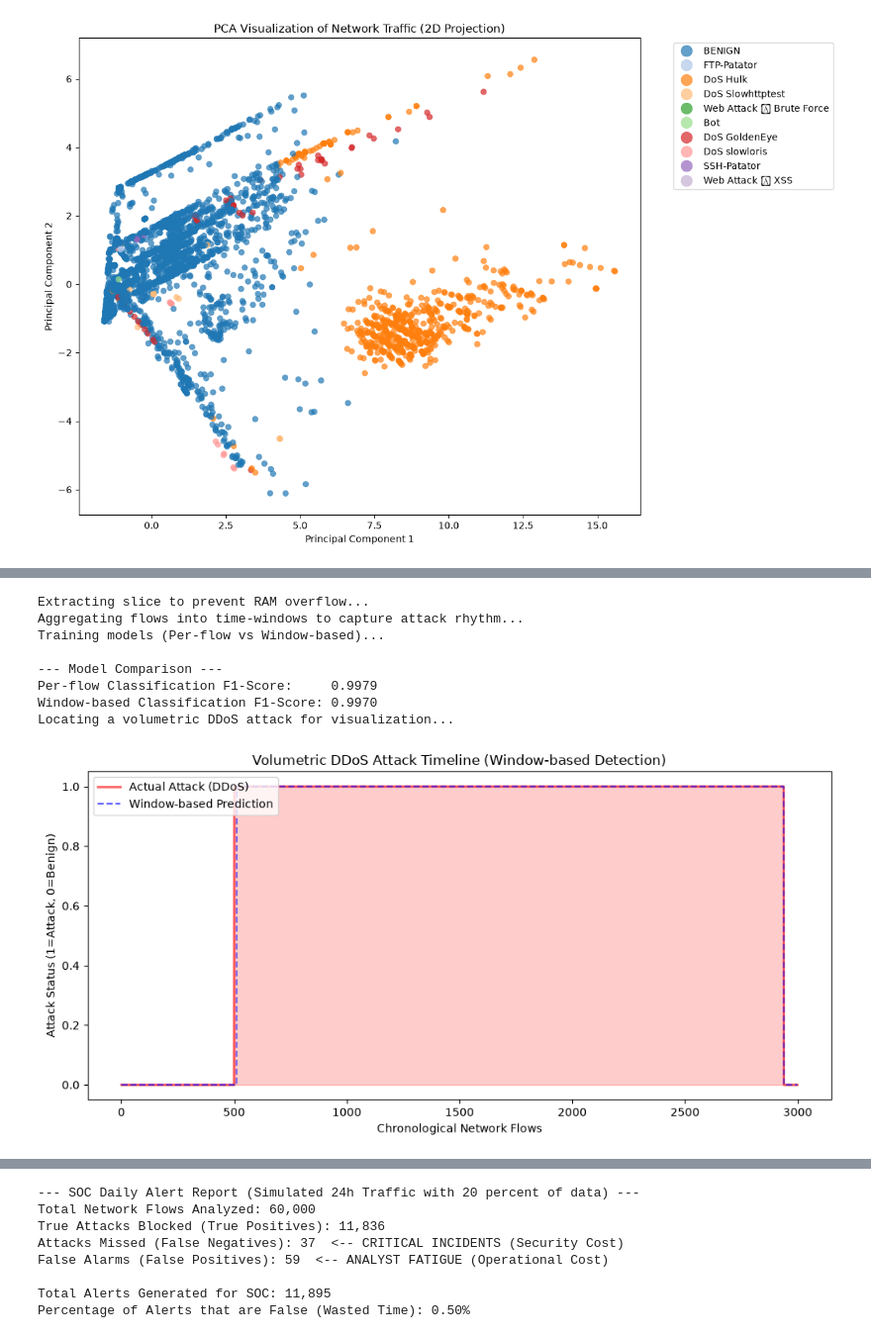
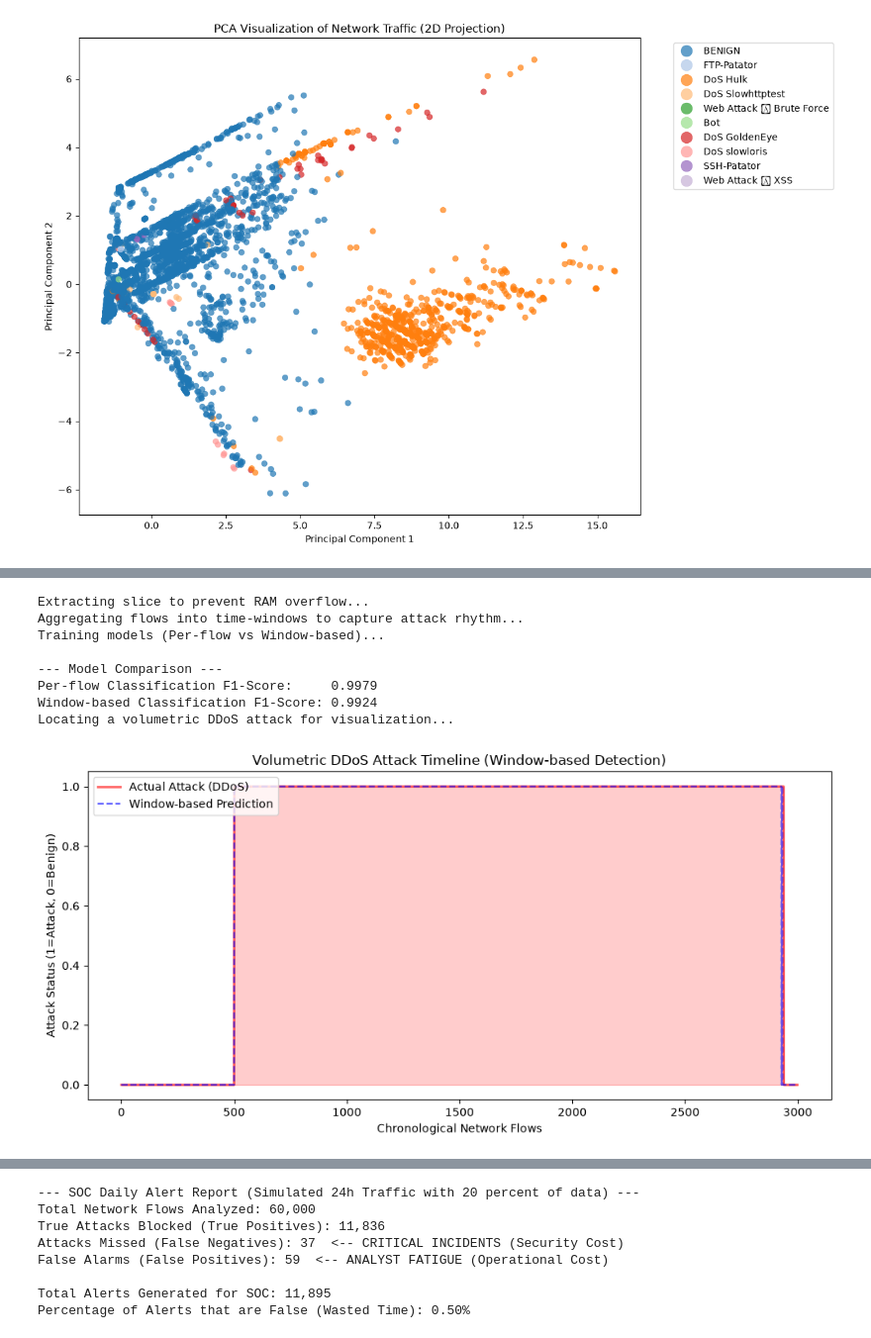
Before and after one commit to Sifous123/Machine-Learning-for-Network-Traffic-Analysis-in-Cybersecurity, a Jupyter notebook: mlMain.ipynb, the cells around one changed output, grey strips where cells are left out. Shown at 99% size. Cells and saved outputs as stored; diff of their text form; code cells hidden in the pictures.

```diff
--- a/mlMain.ipynb
+++ b/mlMain.ipynb
@@ -589,9 +589,9 @@ y_focus = y_encoded[mask].iloc[-400000:].copy()
 # Convert to binary classification in 8-bit int (0: BENIGN, 1: Attack)
 y_binary = (y_focus != label_mapping['BENIGN']).astype(np.int8)
 
-# Create time-window aggregation (rolling mean over 50 consecutive flows)
+# Create time-window aggregation (rolling mean over 3000 consecutive flows)
 print("Aggregating flows into time-windows to capture attack rhythm...")
-window_size = 50
+window_size = 3000
 X_windowed = X_focus.rolling(window=window_size, min_periods=1).mean().astype('float32')
 
 print("Training models (Per-flow vs Window-based)...")
@@ -627,35 +627,35 @@ ddos_transitions = np.where((y_focus_vals[:-1] == label_mapping['BENIGN']) &
                             (y_focus_vals[1:] == label_mapping['DDoS']))[0]
 
 # First big DDoS transition in our slice
 attack_start_idx = ddos_transitions[0]
 
 vis_start = max(0, attack_start_idx - 500)
 vis_end = min(len(y_binary), vis_start + 3000)
 
 timeline_y = y_binary.iloc[vis_start:vis_end].values
 timeline_X_win = X_windowed.iloc[vis_start:vis_end]
 timeline_preds = clf_win.predict(timeline_X_win)
 
 plt.figure(figsize=(10, 5))
 plt.plot(timeline_y, label="Actual Attack (DDoS)", color='red', alpha=0.6, linewidth=2)
 plt.plot(timeline_preds, label="Window-based Prediction", color='blue', alpha=0.6, linestyle='dashed')
 plt.fill_between(range(len(timeline_y)), 0, timeline_y, color='red', alpha=0.2)
 plt.title('Volumetric DDoS Attack Timeline (Window-based Detection)')
 plt.xlabel('Chronological Network Flows')
 plt.ylabel('Attack Status (1=Attack, 0=Benign)')
 plt.legend(loc='upper left')
 plt.tight_layout()
 plt.show()
 # %% [output]
 Extracting slice to prevent RAM overflow...
 Aggregating flows into time-windows to capture attack rhythm...
 Training models (Per-flow vs Window-based)...
 
 --- Model Comparison ---
 Per-flow Classification F1-Score:     0.9979
-Window-based Classification F1-Score: 0.9970
+Window-based Classification F1-Score: 0.9924
 Locating a volumetric DDoS attack for visualization...
-[figure, old version]
+[figure, new version]
 # %%
 # Module 4.4: Deep Learning for Traffic Analysis
 # ==========================================
```
Also changed, not shown: parts of 7 cells of this notebook, 1 other file.
